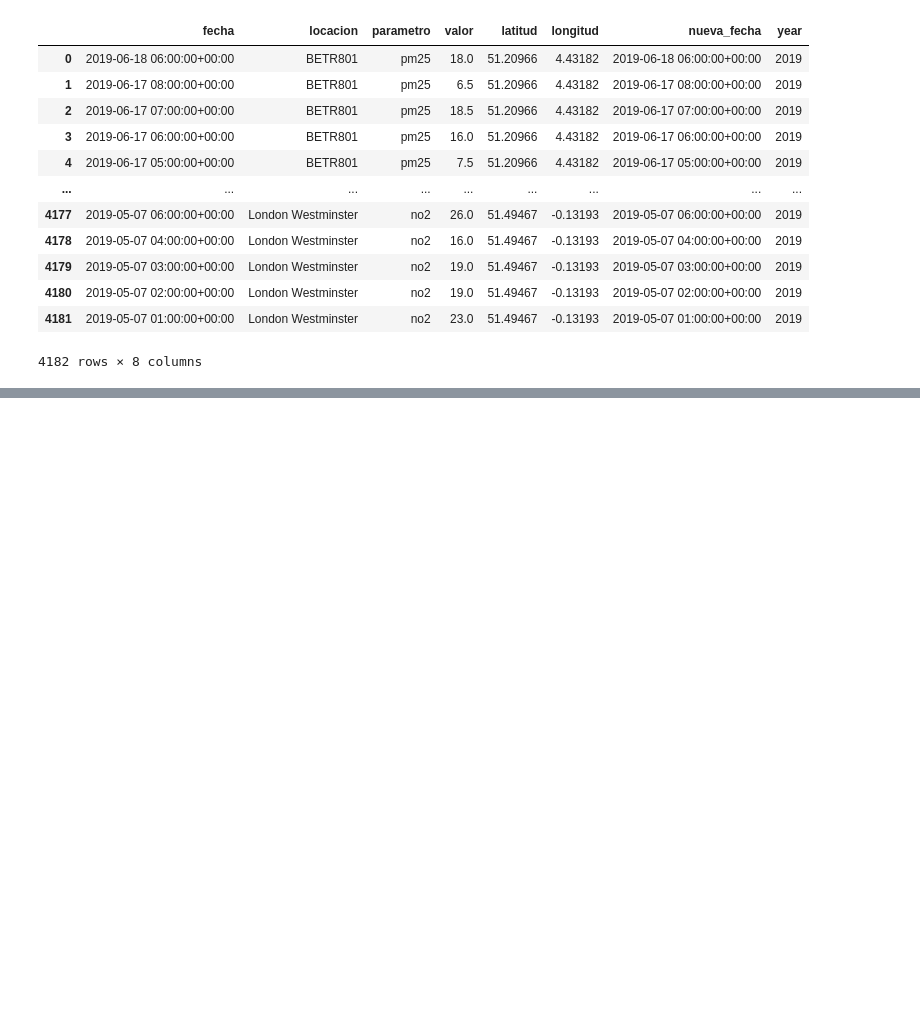
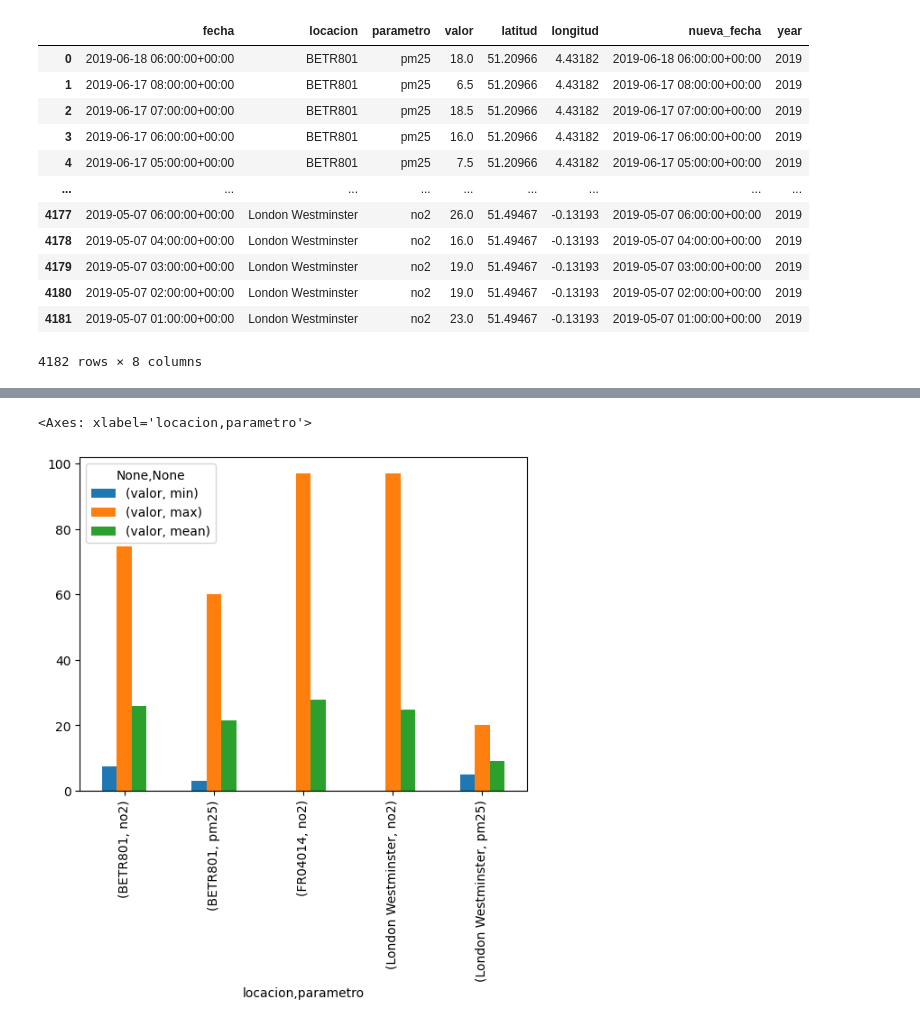
Before and after one commit to MDHuarcaya/ProgramacionPython202403, a Jupyter notebook: Modulo5/3.ManipulacionAvanzadaDatos.ipynb, the cells around one changed output, grey strips where cells are left out. Cells and saved outputs as stored; diff of their text form; code cells hidden in the pictures; blank space fills up the shorter version.

```diff
--- a/Modulo5/3.ManipulacionAvanzadaDatos.ipynb
+++ b/Modulo5/3.ManipulacionAvanzadaDatos.ipynb
@@ -241,0 +246,6 @@ df_air_quality
+# %%
+df_group  = df_air_quality.groupby(['locacion', 'parametro']).aggregate({
+    'valor': ['min', 'max', 'mean']
+})
+
+df_group
@@ -241,0 +261,5 @@ df_air_quality
+# %%
+df_group.plot.bar()
+# %% [output]
+<Axes: xlabel='locacion,parametro'>
+[figure, added]
```
Also changed, not shown: parts of 5 cells of this notebook, 3 other files.
